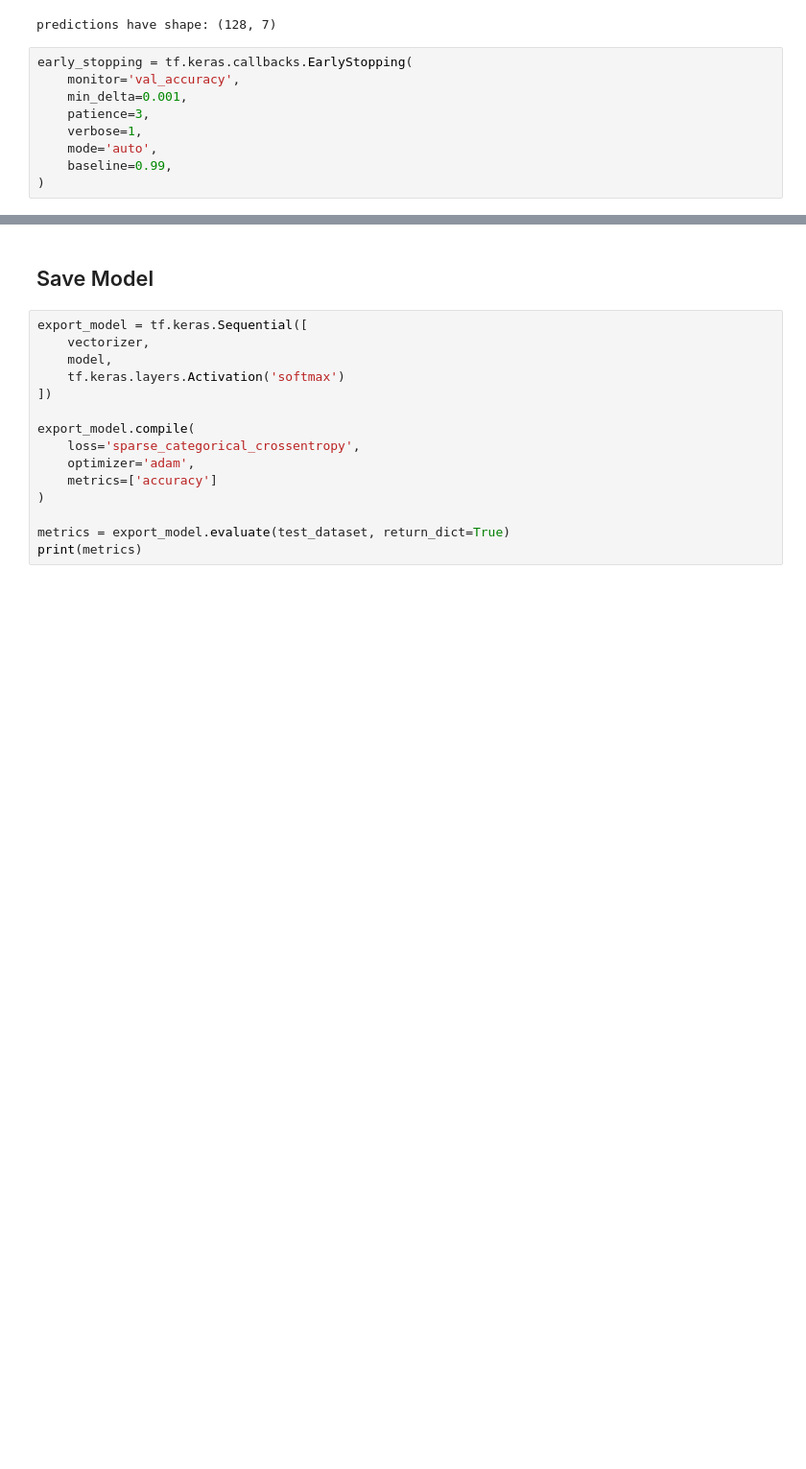
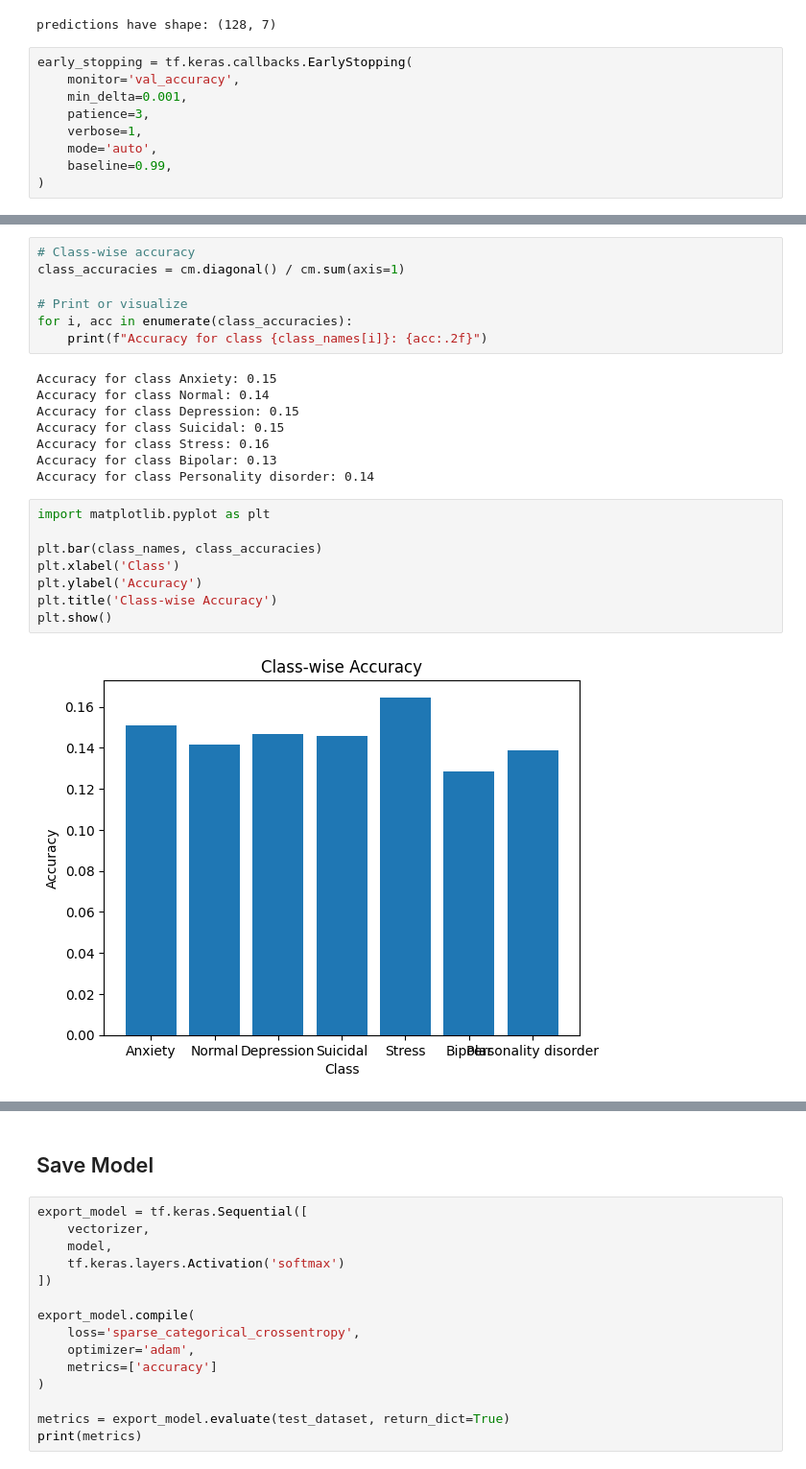
Before and after one commit to prasetyodidi/capstone-mental-health, a Jupyter notebook: mental_health_tensorflow_smote.ipynb, the cells around one changed output, grey strips where cells are left out. Shown at 96% size. Cells and saved outputs as stored; diff of their text form; blank space fills up the shorter version.

```diff
--- a/mental_health_tensorflow_smote.ipynb
+++ b/mental_health_tensorflow_smote.ipynb
@@ -539,0 +706,25 @@ with open('./smote_weights.tsv', 'w') as f:
+# %%
+# Class-wise accuracy
+class_accuracies = cm.diagonal() / cm.sum(axis=1)
+
+# Print or visualize
+for i, acc in enumerate(class_accuracies):
+    print(f"Accuracy for class {class_names[i]}: {acc:.2f}")
+# %% [output]
+Accuracy for class Anxiety: 0.15
+Accuracy for class Normal: 0.14
+Accuracy for class Depression: 0.15
+Accuracy for class Suicidal: 0.15
+Accuracy for class Stress: 0.16
+Accuracy for class Bipolar: 0.13
+Accuracy for class Personality disorder: 0.14
+# %%
+import matplotlib.pyplot as plt
+
+plt.bar(class_names, class_accuracies)
+plt.xlabel('Class')
+plt.ylabel('Accuracy')
+plt.title('Class-wise Accuracy')
+plt.show()
+# %% [output]
+[figure, added]
```
Also changed, not shown: parts of 15 cells of this notebook.
